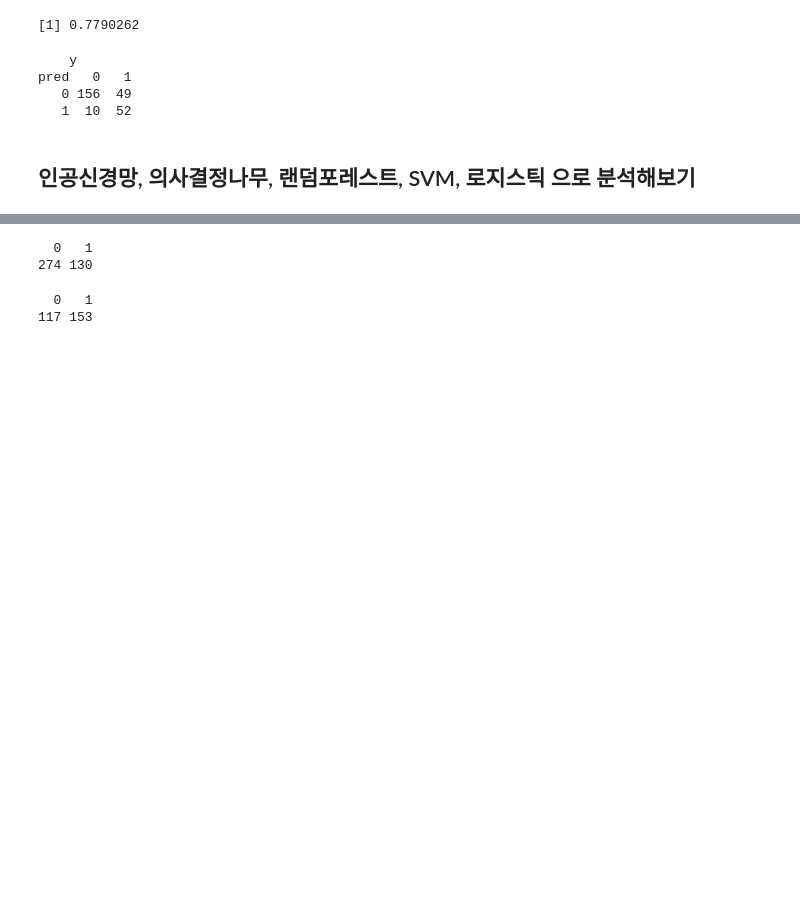
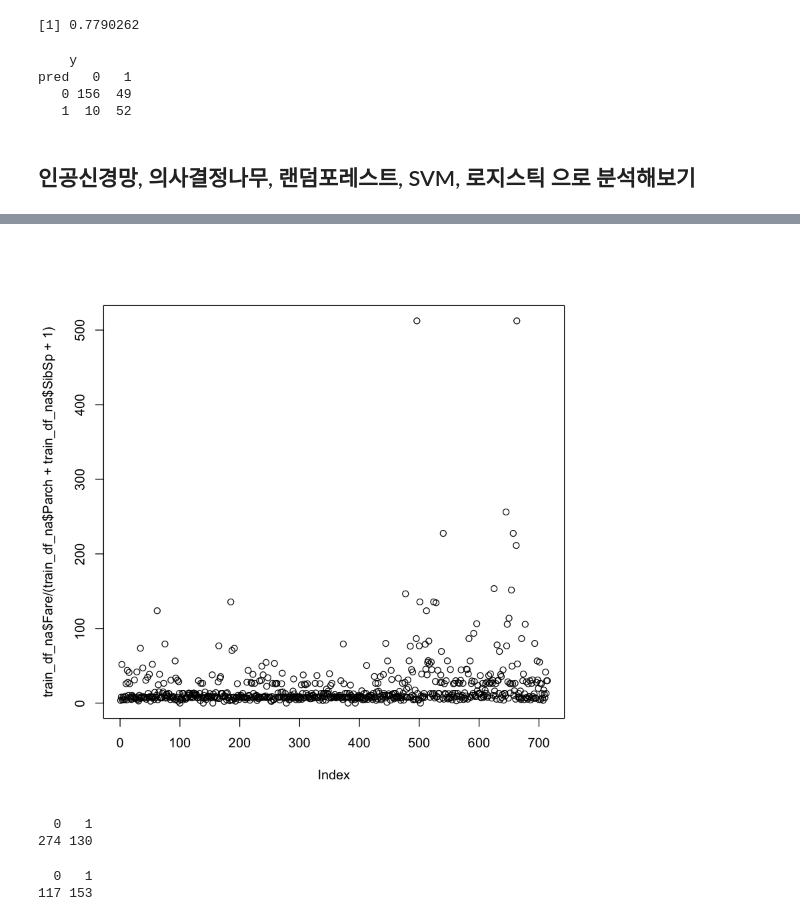
Before and after one commit to monargent0/TJRrrClass, a Jupyter notebook: 24. 타이타닉 데이터를 활용한 탑승자의 생사여부 예측.ipynb, the cells around one changed output, grey strips where cells are left out. Cells and saved outputs as stored; diff of their text form; code cells hidden in the pictures; blank space fills up the shorter version.

```diff
--- a/24. 타이타닉 데이터를 활용한 탑승자의 생사여부 예측.ipynb
+++ b/24. 타이타닉 데이터를 활용한 탑승자의 생사여부 예측.ipynb
@@ -908,3 +935,7 @@ nrow(train_df_na) # 714
+# %%
+plot(train_df_na$Fare / (train_df_na$Parch + train_df_na$SibSp +1))
+# %% [output]
+[figure, added]
 # %%
 # summary(train_df_na$Age)
 # table(train_df_na[train_df_na$Age<16 & train_df_na$Pclass == 1 ,]$Survived)
```
Also changed, not shown: parts of 11 cells of this notebook, 13 other files.
